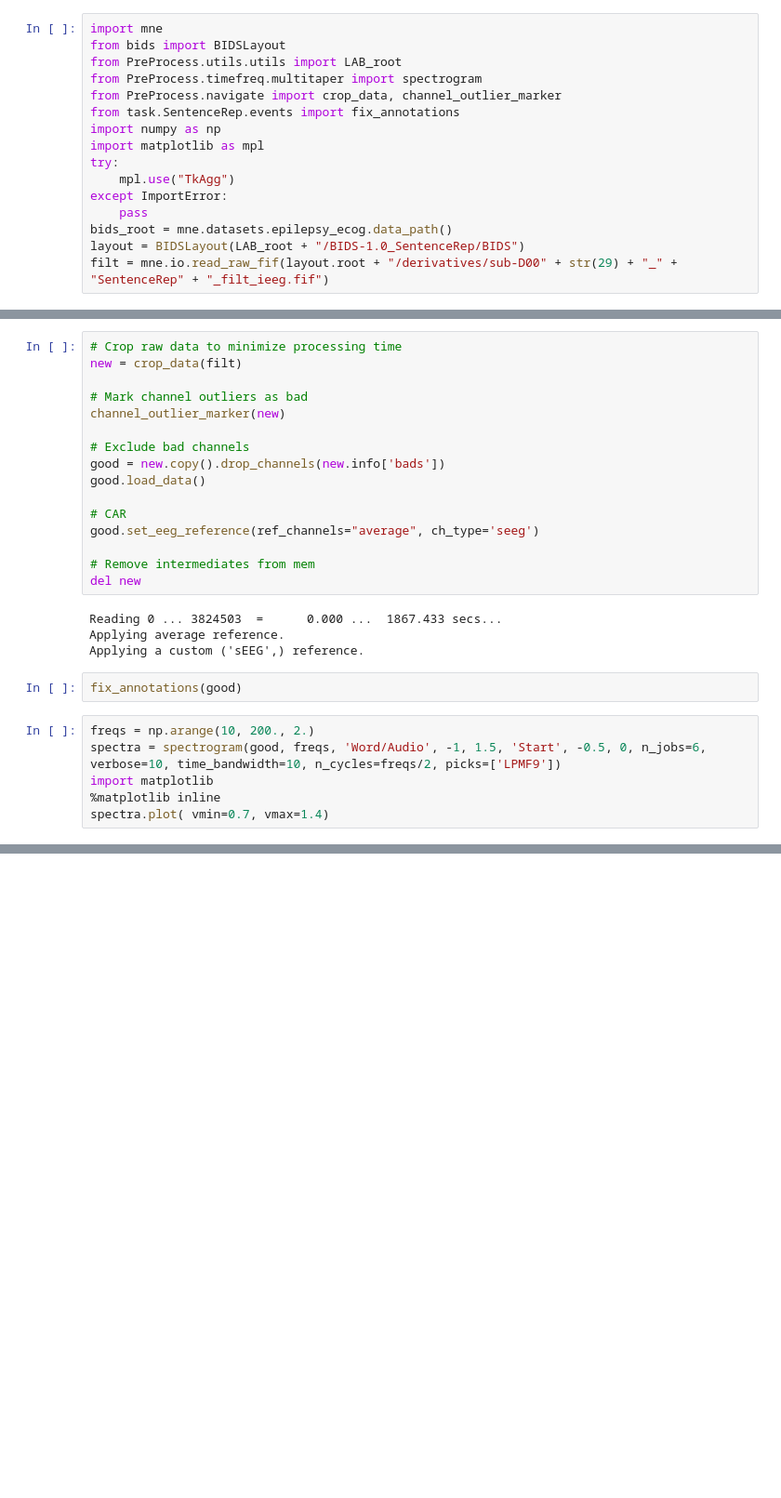
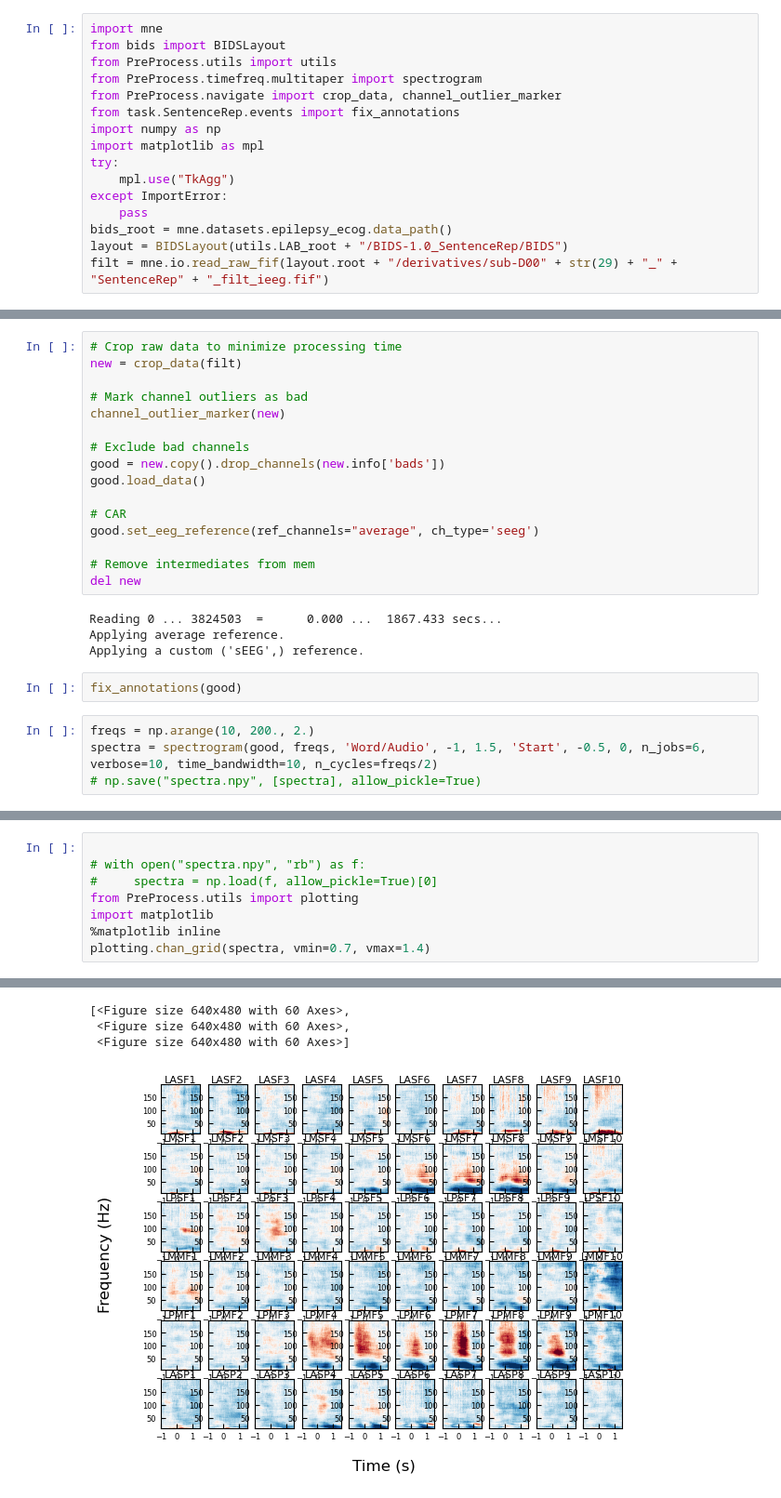
Before and after one commit to coganlab/IEEG_Pipelines, a Jupyter notebook: PreProcess/spectrograms.ipynb, the cells around one changed output, grey strips where cells are left out. Shown: that part at 93% size. Cells and saved outputs as stored; diff of their text form; blank space fills up the shorter version.

Commit message:
fixed the grid plotting for spectrograms

```diff
--- a/PreProcess/spectrograms.ipynb
+++ b/PreProcess/spectrograms.ipynb
@@ -1,7 +1,7 @@
 # %%
 import mne
 from bids import BIDSLayout
-from PreProcess.utils.utils import LAB_root
+from PreProcess.utils import utils
 from PreProcess.timefreq.multitaper import spectrogram
 from PreProcess.navigate import crop_data, channel_outlier_marker
 from task.SentenceRep.events import fix_annotations
@@ -12,6 +12,6 @@ try:
 except ImportError:
     pass
 bids_root = mne.datasets.epilepsy_ecog.data_path()
-layout = BIDSLayout(LAB_root + "/BIDS-1.0_SentenceRep/BIDS")
+layout = BIDSLayout(utils.LAB_root + "/BIDS-1.0_SentenceRep/BIDS")
 filt = mne.io.read_raw_fif(layout.root + "/derivatives/sub-D00" + str(29) + "_" + "SentenceRep" + "_filt_ieeg.fif")
 # %% [output]
@@ -48,10 +48,8 @@ Applying a custom ('sEEG',) reference.
 fix_annotations(good)
 # %%
 freqs = np.arange(10, 200., 2.)
-spectra = spectrogram(good, freqs, 'Word/Audio', -1, 1.5, 'Start', -0.5, 0, n_jobs=6, verbose=10, time_bandwidth=10, n_cycles=freqs/2, picks=['LPMF9'])
-import matplotlib
-%matplotlib inline
-spectra.plot( vmin=0.7, vmax=1.4)
+spectra = spectrogram(good, freqs, 'Word/Audio', -1, 1.5, 'Start', -0.5, 0, n_jobs=6, verbose=10, time_bandwidth=10, n_cycles=freqs/2)
+# np.save("spectra.npy", [spectra], allow_pickle=True)
 # %% [output]
 Used Annotations descriptions: ['Sentence/Audio', 'Sentence/BAD boundary', 'Sentence/EDGE boundary', 'Sentence/Response', 'Sentence/Speak', 'Start/:=:', 'Start/Listen', 'Word/Audio', 'Word/BAD boundar ...
 Not setting metadata
@@ -75,0 +75,9 @@ No baseline correction applied
+# %%
+
+# with open("spectra.npy", "rb") as f:
+#     spectra = np.load(f, allow_pickle=True)[0]
+from PreProcess.utils import plotting
+import matplotlib
+%matplotlib inline
+plotting.chan_grid(spectra, vmin=0.7, vmax=1.4)
+# %% [output]
@@ -75,0 +118,4 @@ No baseline correction applied
+[<Figure size 640x480 with 60 Axes>,
+ <Figure size 640x480 with 60 Axes>,
+ <Figure size 640x480 with 60 Axes>]
+[figure, added]
```
Also changed, not shown: parts of 3 cells of this notebook, 3 other files.
